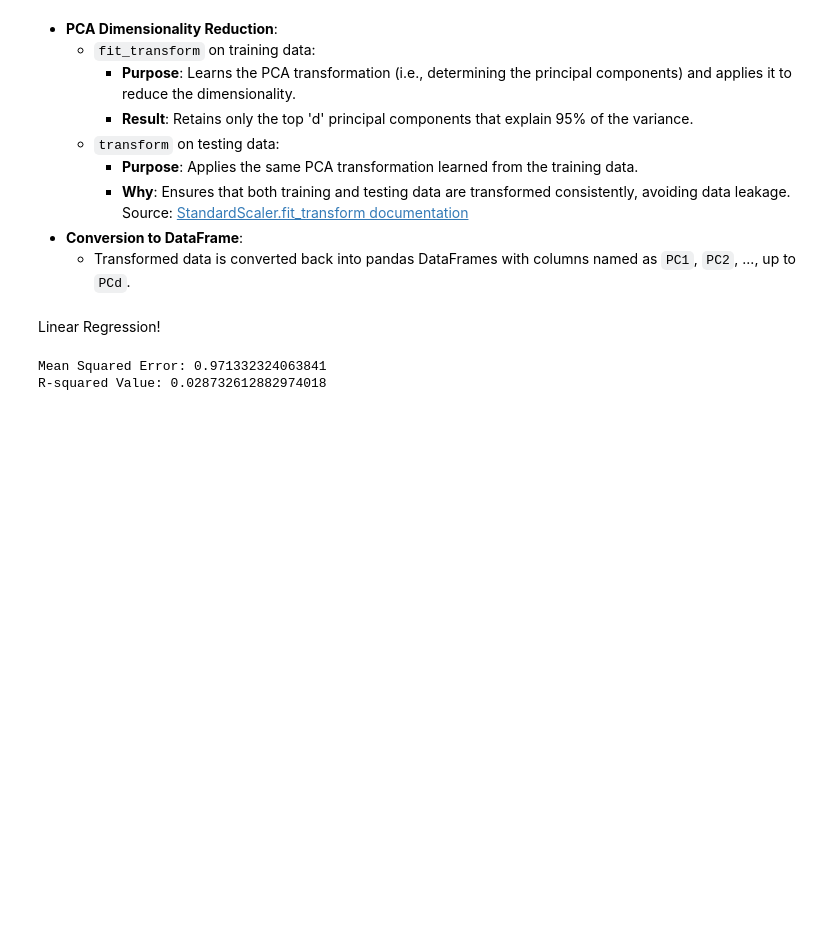
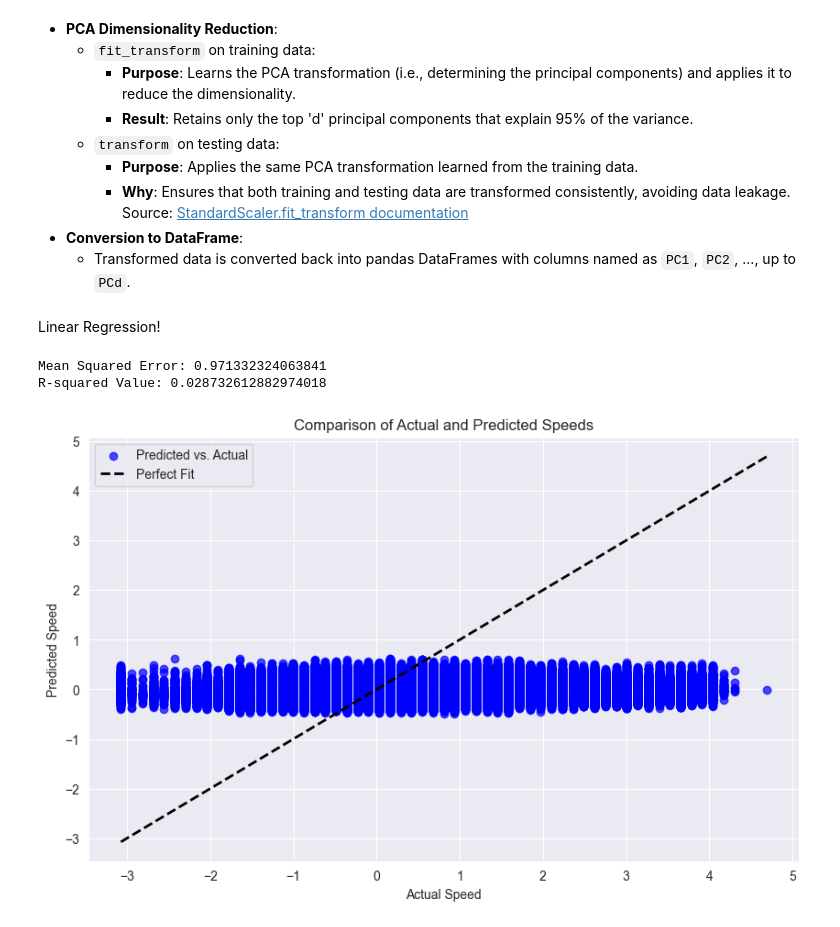
Before and after one commit to jacobhthomas/MATH569, a Jupyter notebook: Code/PCA2.0.ipynb, the cells around one changed output. Drawn from its saved outputs; the diff is of its cells as text; code cells hidden in the pictures; blank space fills up the shorter version.

```diff
--- a/Code/PCA2.0.ipynb
+++ b/Code/PCA2.0.ipynb
@@ -117,3 +117,19 @@ print("R-squared Value:", r2)
 # %% [output]
 Mean Squared Error: 0.971332324063841
 R-squared Value: 0.028732612882974018
+# %%
+import matplotlib.pyplot as plt
+
+# Scatter plot for actual vs. predicted speeds
+plt.figure(figsize=(10, 6))
+plt.scatter(test_df_reduced['SPEED'], y_pred, alpha=0.7, color='blue', label='Predicted vs. Actual')
+plt.xlabel('Actual Speed')
+plt.ylabel('Predicted Speed')
+plt.title('Comparison of Actual and Predicted Speeds')
+plt.plot([test_df_reduced['SPEED'].min(), test_df_reduced['SPEED'].max()],
+         [test_df_reduced['SPEED'].min(), test_df_reduced['SPEED'].max()], 'k--', lw=2, label='Perfect Fit')
+plt.legend()
+plt.grid(True)
+plt.show()
+# %% [output]
+[figure, added]
```
